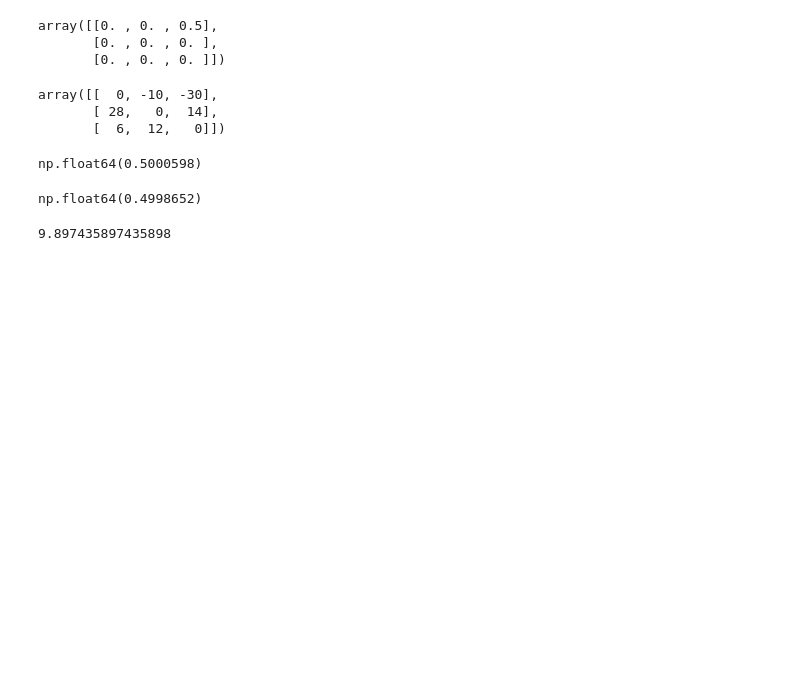
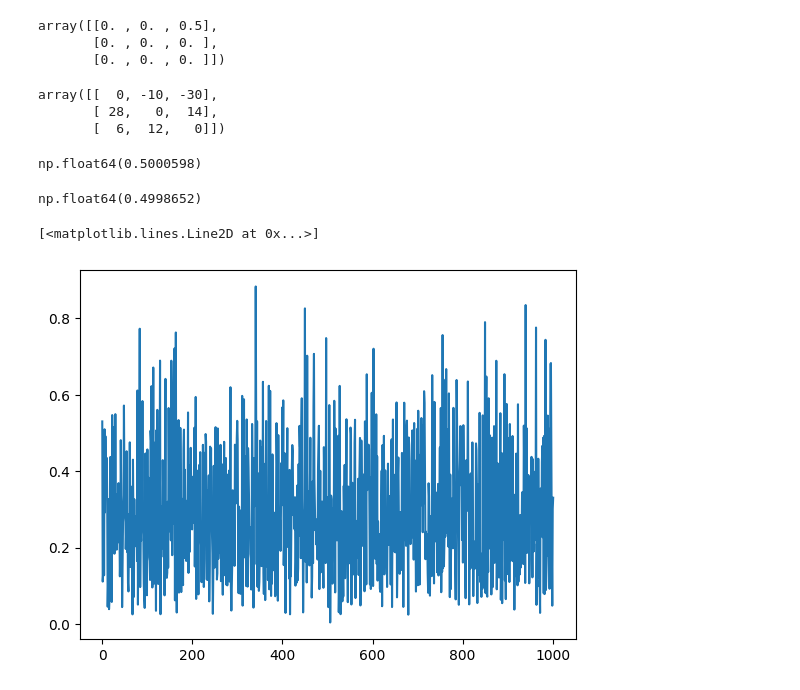
Before and after one commit to Hamidou1089-1/Stage_Inria_dynamique, a Jupyter notebook: src/trainingPandas.ipynb, the cells around one changed output. Saved outputs shown, nothing was run; the diff lists cells and outputs as text; code cells hidden in the pictures; blank space fills up the shorter version.

```diff
--- a/src/trainingPandas.ipynb
+++ b/src/trainingPandas.ipynb
@@ -256,6 +256,7 @@ np.float64(0.5000598)
 # %% [output]
 np.float64(0.4998652)
 # %%
-4246/429
+plt.plot(np.linspace(0, 1001, 1000),np.random.beta(2, 5, 1000))
 # %% [output]
-9.897435897435898
+[<matplotlib.lines.Line2D at 0x...>]
+[figure, added]
```
Also changed, not shown: parts of 3 cells of this notebook, 24 other files.
